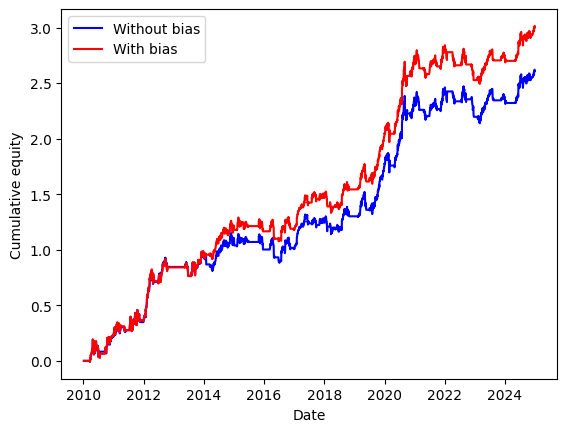
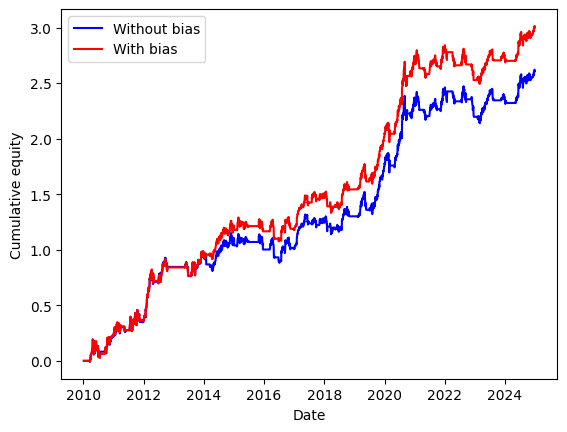
The notebook cell's code change between the first figure and the second:
--- before
+++ after
@@ -10,4 +10,4 @@
 plt.ylabel("Cumulative equity")
 plt.legend()
+plt.savefig("../data/look_ahead_bias.png",bbox_inches='tight', facecolor='white')
 plt.show()
-plt.savefig("../data/look_ahead_bias.png")

Commit: Update notebook outputs and plots